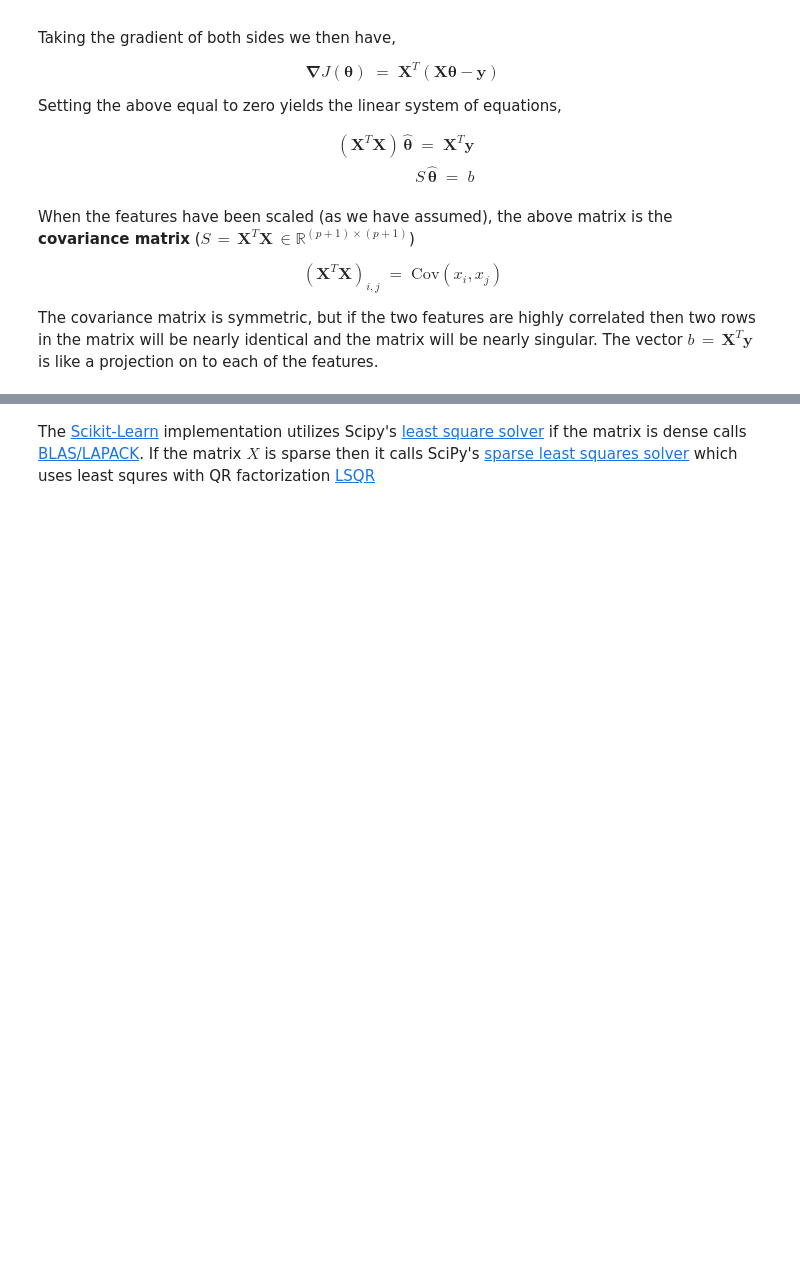
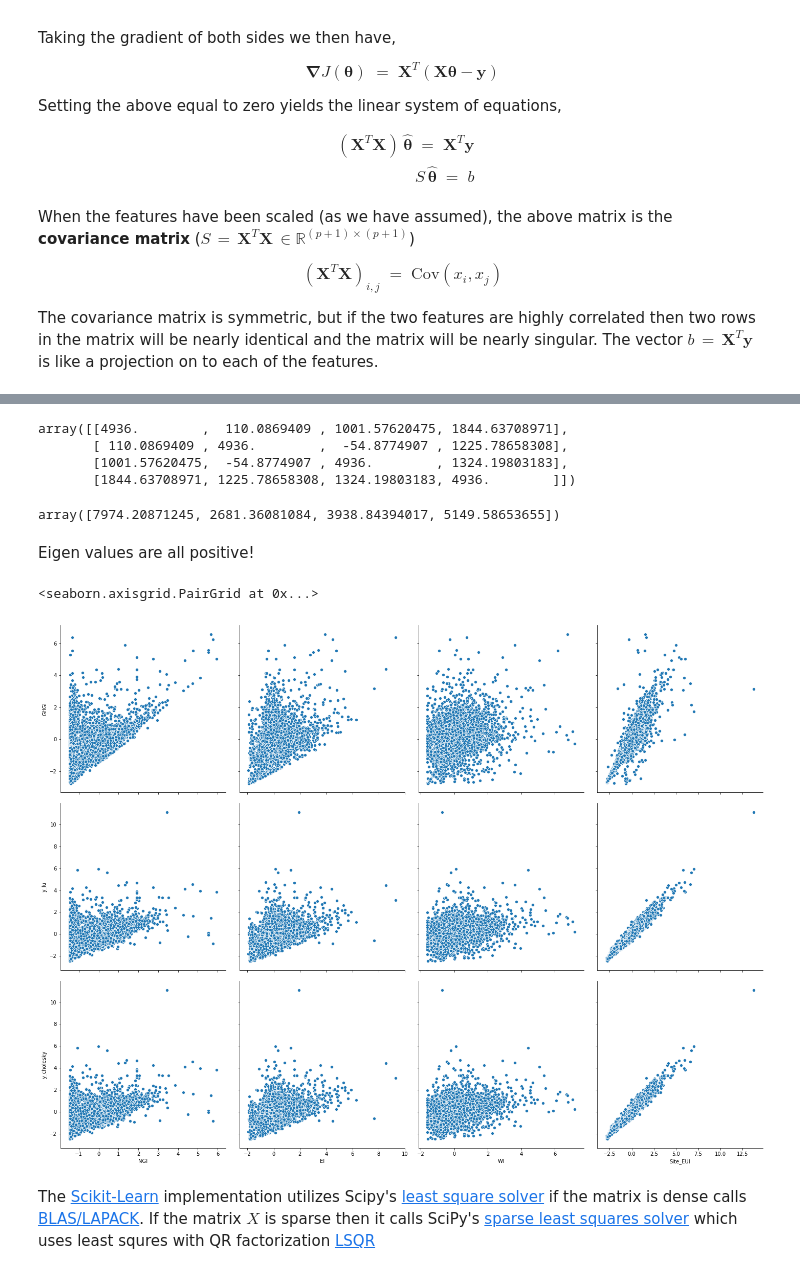
Before and after one commit to mdh266/CompLinearAlgebraML, a Jupyter notebook: Notebook.ipynb, the cells around one changed output, grey strips where cells are left out. Saved outputs shown, nothing was run; the diff lists cells and outputs as text; code cells hidden in the pictures; blank space fills up the shorter version.

```diff
--- a/Notebook.ipynb
+++ b/Notebook.ipynb
@@ -162,3 +244,36 @@ https://docs.scipy.org/doc/numpy/reference/generated/numpy.linalg.cholesky.html
+# %%
+S
+# %% [output]
+array([[4936.        ,  110.0869409 , 1001.57620475, 1844.63708971],
+       [ 110.0869409 , 4936.        ,  -54.8774907 , 1225.78658308],
+       [1001.57620475,  -54.8774907 , 4936.        , 1324.19803183],
+       [1844.63708971, 1225.78658308, 1324.19803183, 4936.        ]])
+# %%
+from numpy.linalg import eigvals
+
+eigvals(S)
+# %% [output]
+array([7974.20871245, 2681.36081084, 3938.84394017, 5149.58653655])
+# %% [markdown]
+Eigen values are all positive!
+# %%
+from scipy.linalg import cho_factor, cho_solve
+
+L = cho_factor(S, lower=True)
+
+theta = cho_solve(L, X_t.dot(Y))
+# %%
+# Get the in sample predicted values
+df2["y_cholesky"] = X.dot(theta)
+
+sns.pairplot(df2,
+             x_vars=['NGI','EI','WI','Site_EUI'],
+             y_vars=['GHGI','y_lu','y_cholesky'],
+             kind = 'scatter',
+             height=5)
+# %% [output]
+<seaborn.axisgrid.PairGrid at 0x...>
+[figure, added]
 # %% [markdown]
 The [Scikit-Learn](https://github.com/scikit-learn/scikit-learn/blob/1495f6924/sklearn/linear_model/base.py#L367) implementation utilizes Scipy's [least square solver](https://docs.scipy.org/doc/numpy/reference/generated/numpy.linalg.lstsq.html) if the matrix is dense calls [BLAS/LAPACK](https://github.com/numpy/numpy/blob/master/numpy/linalg/umath_linalg.c.src#L3167).  If the matrix $X$ is sparse then it calls SciPy's [sparse least squares solver](https://docs.scipy.org/doc/numpy/reference/generated/numpy.linalg.lstsq.html) which uses least squres with QR factorization [LSQR](https://github.com/scipy/scipy/blob/v1.3.2/scipy/sparse/linalg/isolve/lsqr.py#L98-L570)
 # %% [markdown]
```
Also changed, not shown: parts of 15 cells of this notebook, 3 other files.
